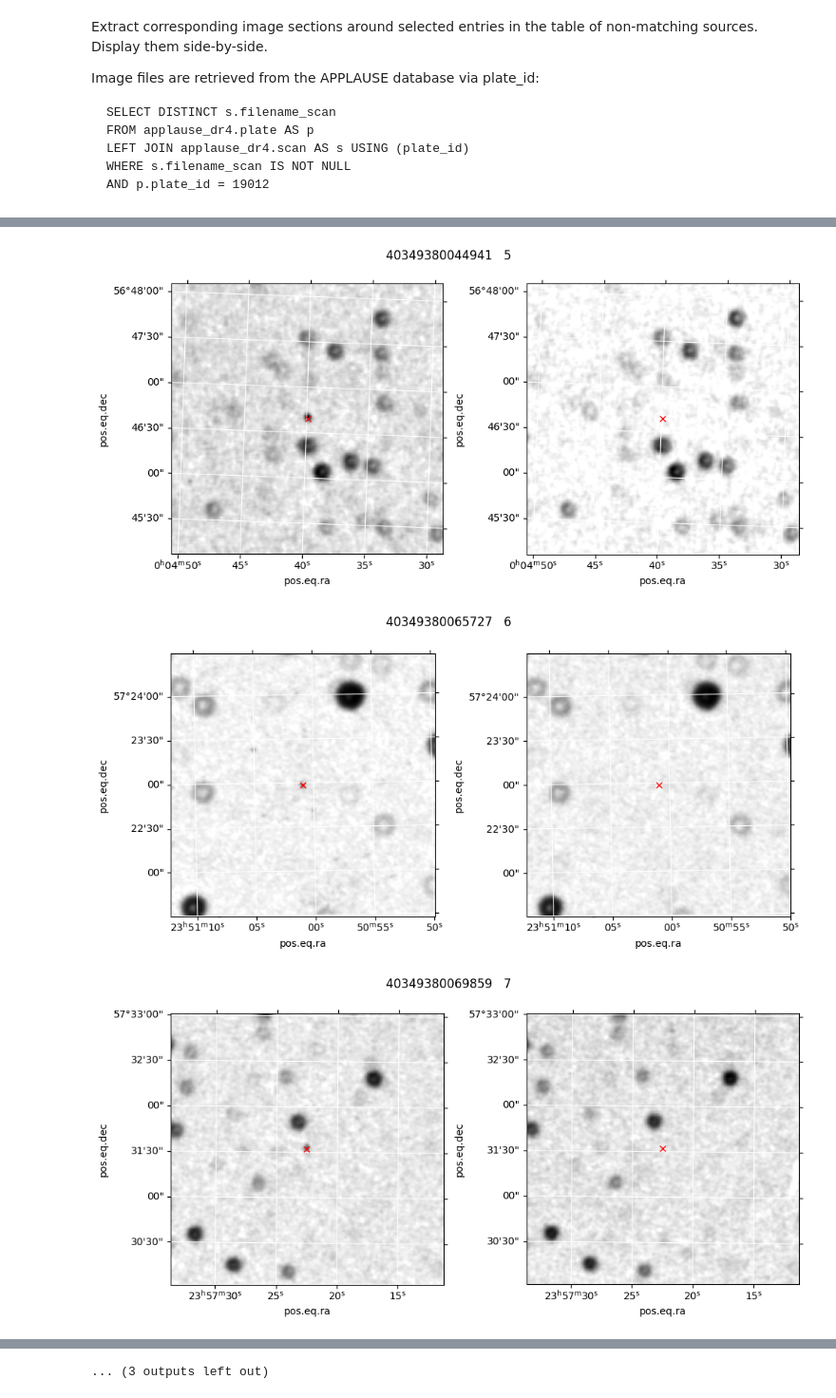
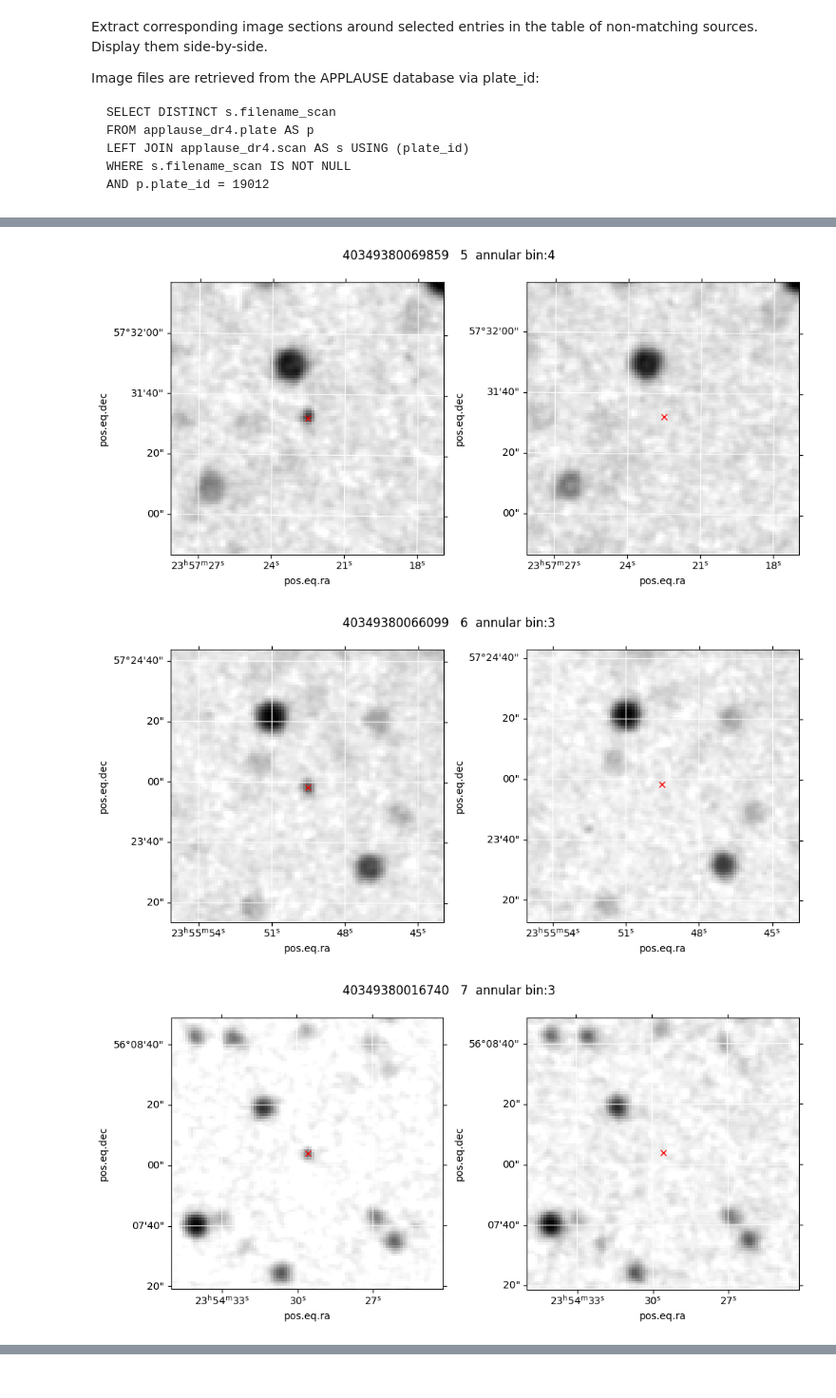
Before and after one commit to cuernodegazpacho/plateanalysis, a Jupyter notebook: footprints/display_nonmatches.ipynb, the cells around one changed output, grey strips where cells are left out. Shown at 95% size. Saved outputs shown, nothing was run; the diff lists cells and outputs as text; code cells hidden in the pictures.

Commit message:
pipeline in place. Plots discriminate by annular bin.

```diff
--- a/footprints/display_nonmatches.ipynb
+++ b/footprints/display_nonmatches.ipynb
@@ -70,13 +65,14 @@ Table length=14
 # %%
-size = 3.0/60. * u.deg  # full side of square
+size = 1.5/60. * u.deg  # full side of square
 
 for row_index in range(len(table)):
 # for row_index in range(1):
 
     ra  = (table['ra_icrs'][row_index])
     dec = (table['dec_icrs'][row_index])
+    annular_bin = (table['annular_bin_1'][row_index])
 
-    title = str(table['source_id'][row_index]) + "   " + str(row_index)
+    title = str(table['source_id'][row_index]) + "   " + str(row_index) + "  annular bin:" + str(annular_bin)
 
     target_coords = SkyCoord(ra=ra, dec=dec, unit='deg')
 
@@ -108,3 +105,3 @@ for row_index in range(len(table)):
-[figure, old version]
+[figure, new version]
-[figure, old version]
+[figure, new version]
-[figure, old version]
+[figure, new version]
@@ -114 +108,0 @@ for row_index in range(len(table)):
-... (3 outputs left out)
```
Also changed, not shown: parts of 3 cells of this notebook, 9 other files.
